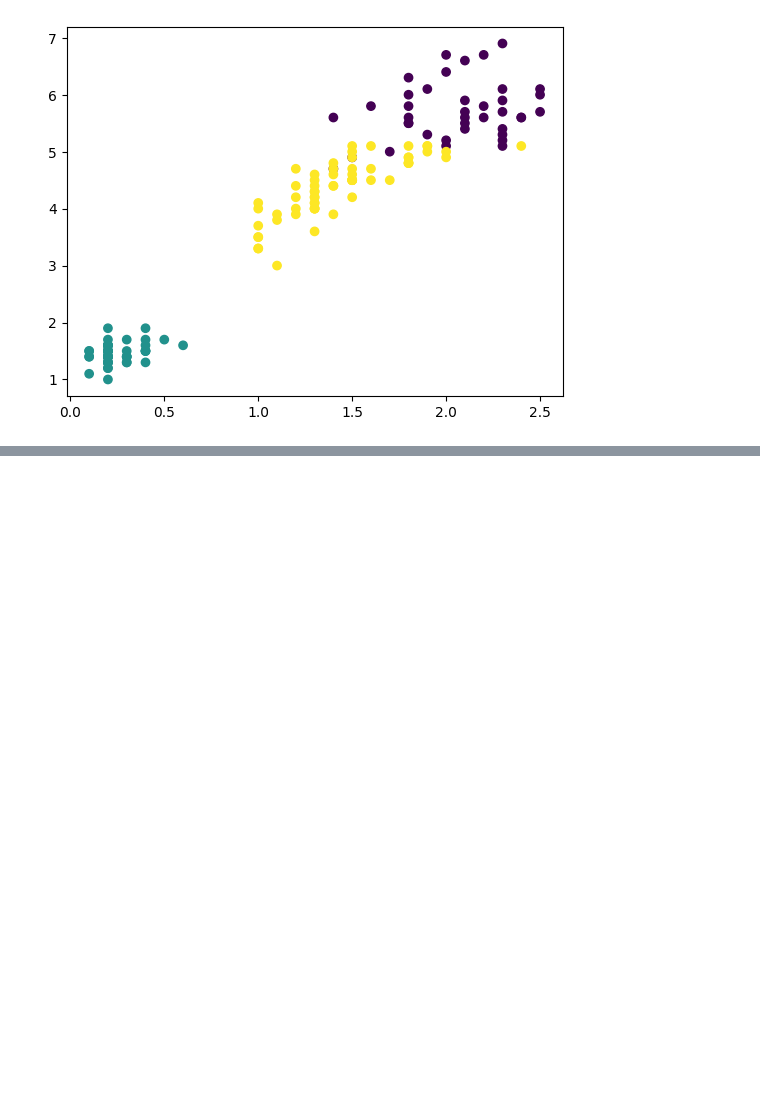
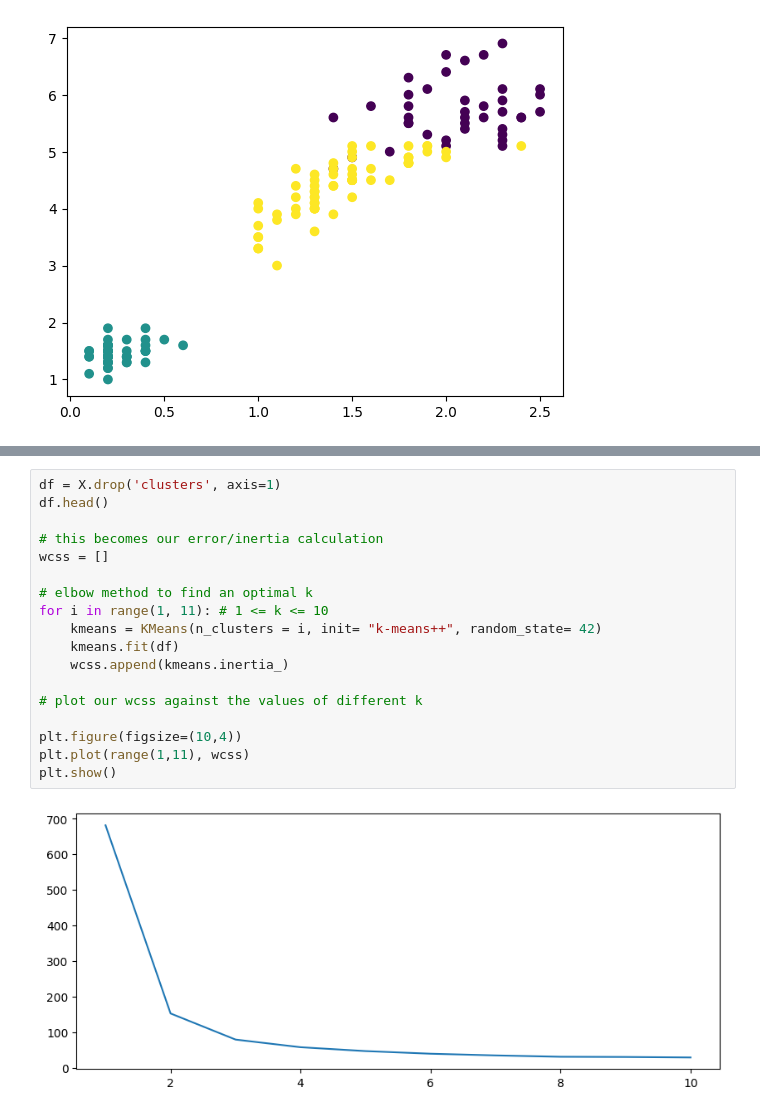
Before and after one commit to najm-s/AIML-nexperts3, a Jupyter notebook: Day 18 - Unsupervised Learning/inclass 1 unsupervised learning - Clustering .ipynb, the cells around one changed output, grey strips where cells are left out. Saved outputs shown, nothing was run; the diff lists cells and outputs as text; blank space fills up the shorter version.

```diff
--- a/Day 18 - Unsupervised Learning/inclass 1 unsupervised learning - Clustering .ipynb
+++ b/Day 18 - Unsupervised Learning/inclass 1 unsupervised learning - Clustering .ipynb
@@ -117,0 +169,20 @@ plt.show()
+# %%
+df = X.drop('clusters', axis=1)
+df.head()
+
+# this becomes our error/inertia calculation
+wcss = []
+
+# elbow method to find an optimal k
+for i in range(1, 11): # 1 <= k <= 10
+    kmeans = KMeans(n_clusters = i, init= "k-means++", random_state= 42)
+    kmeans.fit(df)
+    wcss.append(kmeans.inertia_)
+
+# plot our wcss against the values of different k
+
+plt.figure(figsize=(10,4))
+plt.plot(range(1,11), wcss)
+plt.show()
+# %% [output]
+[figure, added]
```
Also changed, not shown: parts of 33 cells of this notebook, 1 other file.
